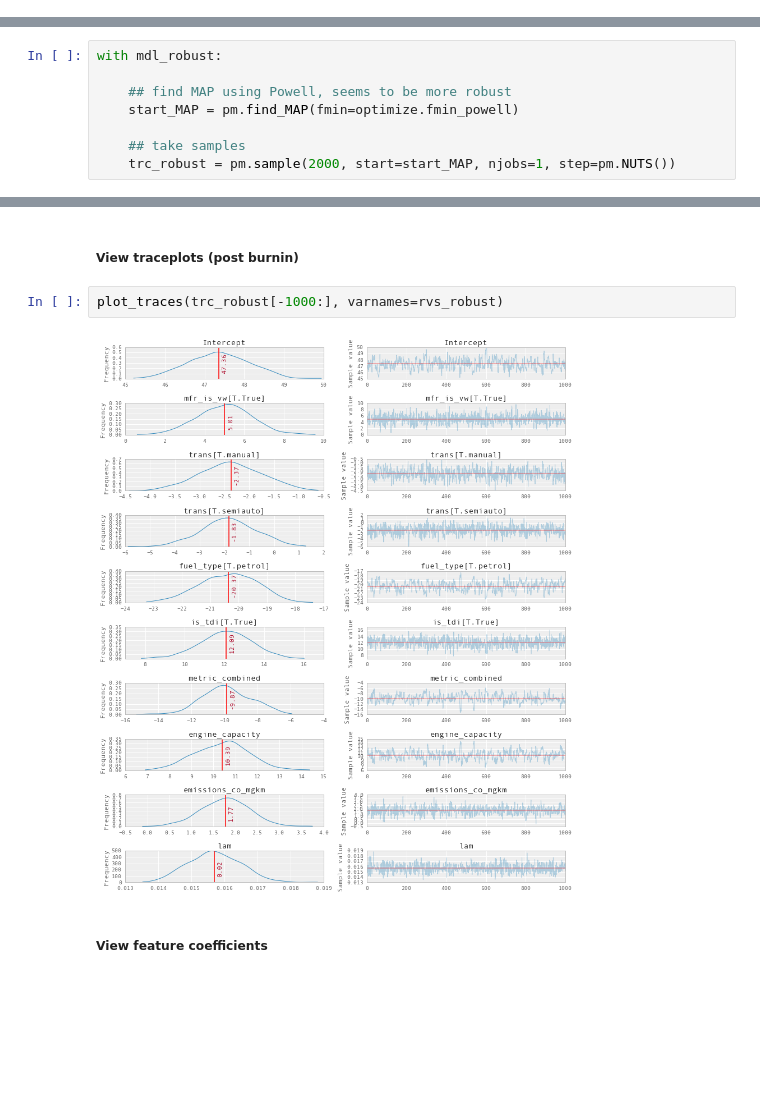
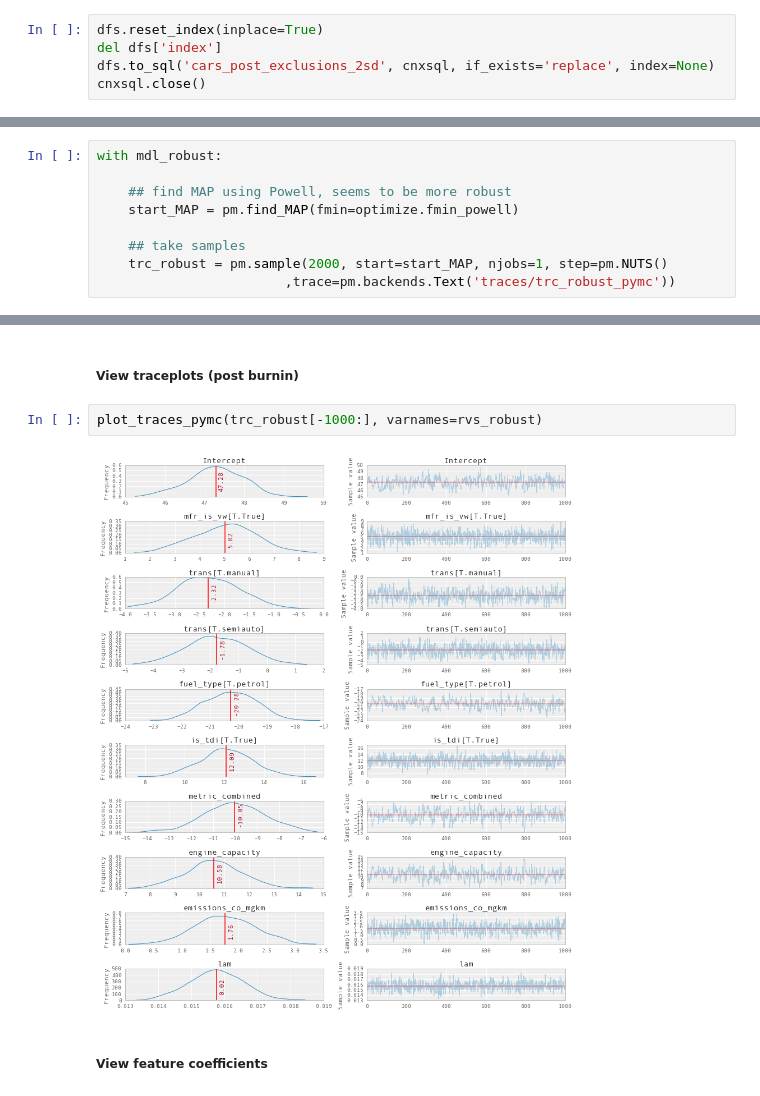
Before and after one commit to jonsedar/pymc3_vs_pystan, a Jupyter notebook: 30_BasicLinearRegression.ipynb, the cells around one changed output, grey strips where cells are left out. Cells and saved outputs as stored; diff of their text form; blank space fills up the shorter version.

Commit message:
improved basic linear regression
writing both pymc3 and pystan models and traces to disk

```diff
--- a/30_BasicLinearRegression.ipynb
+++ b/30_BasicLinearRegression.ipynb
@@ -215,3 +258,8 @@ custom_describe(dfs)
+# %%
+dfs.reset_index(inplace=True)
+del dfs['index']
+dfs.to_sql('cars_post_exclusions_2sd', cnxsql, if_exists='replace', index=None)
+cnxsql.close()
 # %% [markdown]
 ## Describe dataset
 
@@ -475,5 +557,6 @@ with mdl_robust:
     start_MAP = pm.find_MAP(fmin=optimize.fmin_powell)
 
     ## take samples
-    trc_robust = pm.sample(2000, start=start_MAP, njobs=1, step=pm.NUTS())
+    trc_robust = pm.sample(2000, start=start_MAP, njobs=1, step=pm.NUTS()
+                        ,trace=pm.backends.Text('traces/trc_robust_pymc'))
 # %% [output]
@@ -494,9 +584,9 @@ _ = pm.traceplot(trc_robust[:], varnames=rvs_robust, figsize=(12, len(rvs_robust
 # %% [markdown]
 ##### View traceplots (post burnin)
 # %%
-plot_traces(trc_robust[-1000:], varnames=rvs_robust)
+plot_traces_pymc(trc_robust[-1000:], varnames=rvs_robust)
 # %% [output]
-[figure, old version]
+[figure, new version]
 # %% [markdown]
 ##### View feature coefficients
 # %% [markdown]
```
Also changed, not shown: parts of 93 cells of this notebook, 4 other files.
